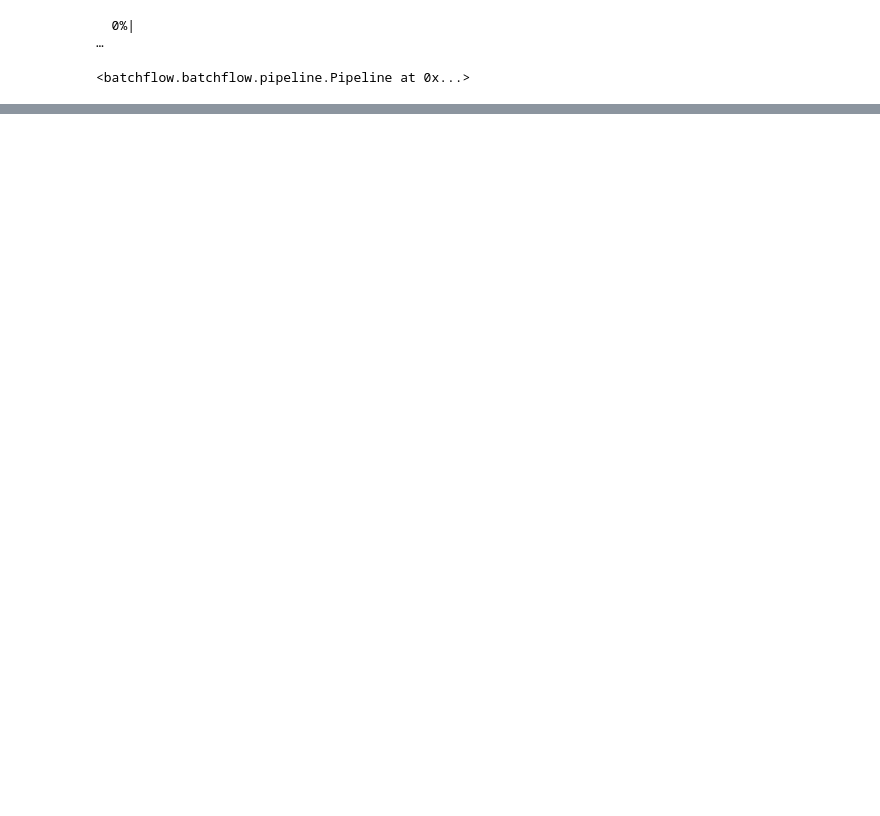
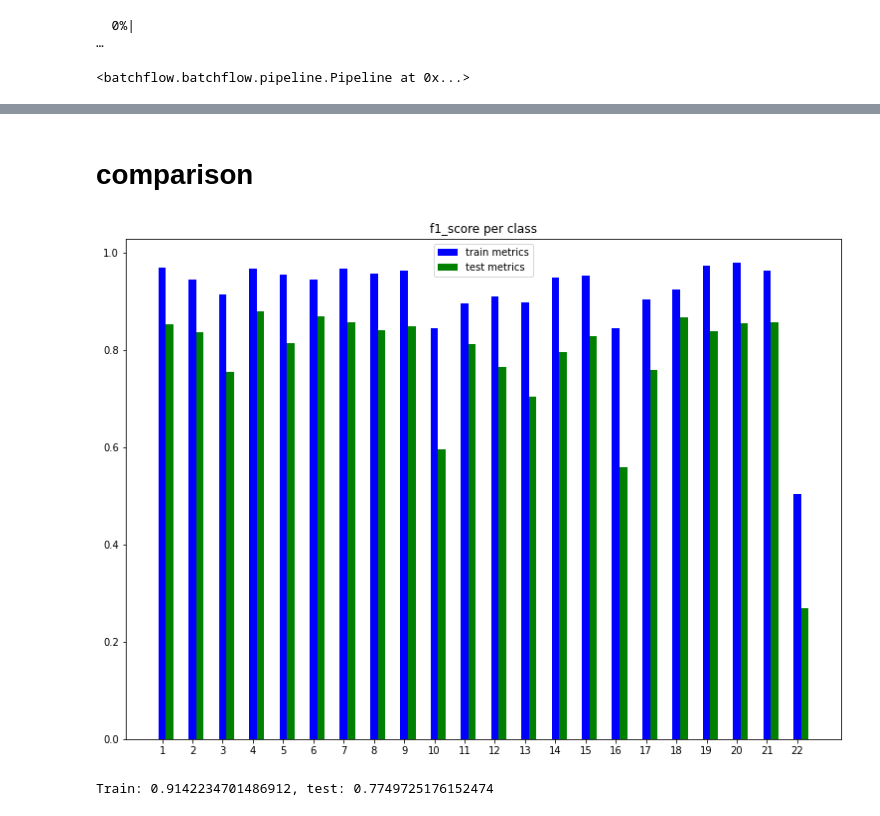
Before and after one commit to RisaMagpie/neuronets, a Jupyter notebook: pascal train/bf_UNet_pascal.ipynb, the cells around one changed output, grey strips where cells are left out. Drawn from its saved outputs; the diff is of its cells as text; code cells hidden in the pictures; blank space fills up the shorter version.

```diff
--- a/pascal train/bf_UNet_pascal.ipynb
+++ b/pascal train/bf_UNet_pascal.ipynb
@@ -174,0 +247,23 @@ plt.show()
+# %% [markdown]
+# comparison
+# %%
+import numpy as np
+import matplotlib.pyplot as plt
+
+data = [f1_scores_train, f1_scores]
+
+X = np.arange(len(f1_scores))
+fig = plt.figure(figsize=(10, 7))
+ax = fig.add_axes([0,0,1,1])
+ax.bar(X + 0.00, data[0], color = 'b', width = 0.25, label='train metrics')
+ax.bar(X + 0.25, data[1], color = 'g', width = 0.25, label='test metrics')
+plt.title("f1_score per class")
+plt.xticks(X, X+1)
+plt.legend()
+plt.show()
+# %% [output]
+[figure, added]
+# %%
+print(f"Train: {np.mean(f1_scores_train)}, test: {np.mean(f1_scores)}")
+# %% [output]
+Train: 0.9142234701486912, test: 0.7749725176152474
```
Also changed, not shown: parts of 18 cells of this notebook, 2 other files.
